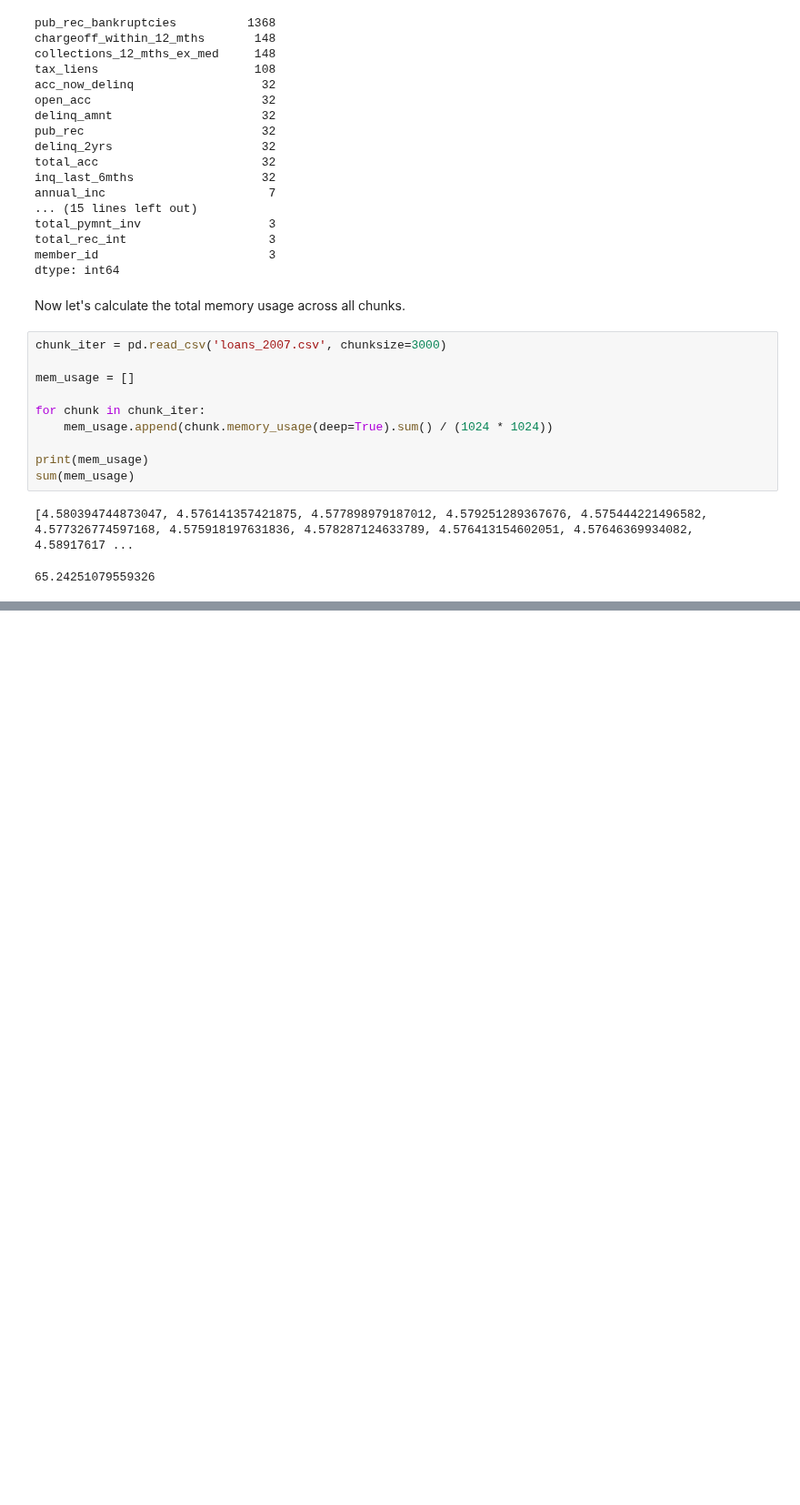
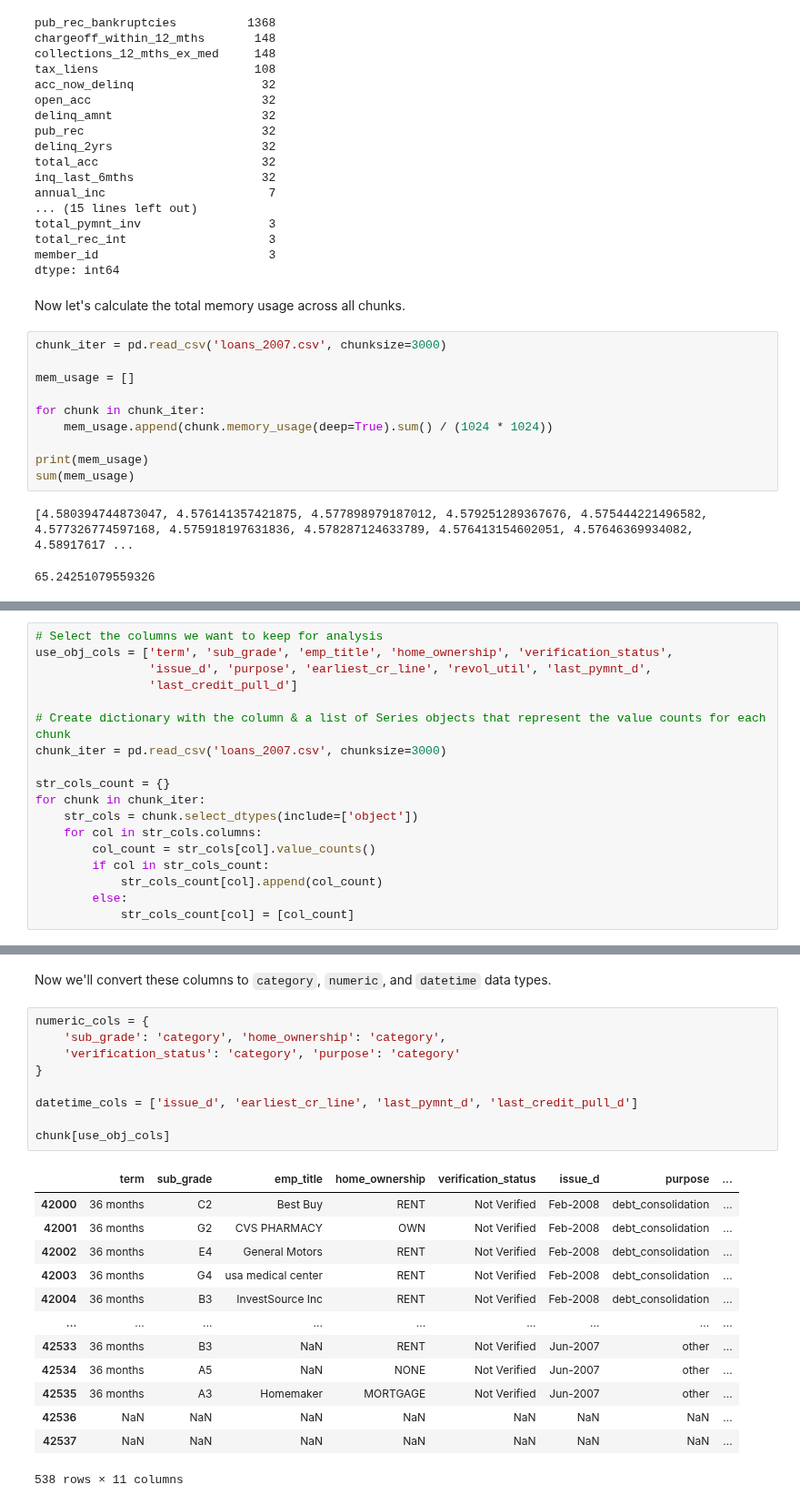
Before and after one commit to branBeckett/data-science-projects, a Jupyter notebook: optimizing-dataframes/optimizing-dataframes.ipynb, the cells around one changed output, grey strips where cells are left out. Shown at 91% size. Cells and saved outputs as stored; diff of their text form; blank space fills up the shorter version.

```diff
--- a/optimizing-dataframes/optimizing-dataframes.ipynb
+++ b/optimizing-dataframes/optimizing-dataframes.ipynb
@@ -218,0 +222,18 @@ Based on your conclusions, perform the necessary type changes across all chunks.
+# %%
+# Select the columns we want to keep for analysis
+use_obj_cols = ['term', 'sub_grade', 'emp_title', 'home_ownership', 'verification_status',
+                'issue_d', 'purpose', 'earliest_cr_line', 'revol_util', 'last_pymnt_d',
+                'last_credit_pull_d']
+
+# Create dictionary with the column & a list of Series objects that represent the value counts for each chunk
+chunk_iter = pd.read_csv('loans_2007.csv', chunksize=3000)
+
+str_cols_count = {}
+for chunk in chunk_iter:
+    str_cols = chunk.select_dtypes(include=['object'])
+    for col in str_cols.columns:
+        col_count = str_cols[col].value_counts()
+        if col in str_cols_count:
+            str_cols_count[col].append(col_count)
+        else:
+            str_cols_count[col] = [col_count]
@@ -218,0 +272,25 @@ Based on your conclusions, perform the necessary type changes across all chunks.
+# %% [markdown]
+Now we'll convert these columns to `category`, `numeric`, and `datetime` data types.
+# %%
+numeric_cols = {
+    'sub_grade': 'category', 'home_ownership': 'category',
+    'verification_status': 'category', 'purpose': 'category'
+}
+
+datetime_cols = ['issue_d', 'earliest_cr_line', 'last_pymnt_d', 'last_credit_pull_d']
+
+chunk[use_obj_cols]
+# %% [output]
+|  | term | sub_grade | emp_title | home_ownership | verification_status | issue_d | purpose | ... |
+| 42000 | 36 months | C2 | Best Buy | RENT | Not Verified | Feb-2008 | debt_consolidation | ... |
+| 42001 | 36 months | G2 | CVS PHARMACY | OWN | Not Verified | Feb-2008 | debt_consolidation | ... |
+| 42002 | 36 months | E4 | General Motors | RENT | Not Verified | Feb-2008 | debt_consolidation | ... |
+| 42003 | 36 months | G4 | usa medical center | RENT | Not Verified | Feb-2008 | debt_consolidation | ... |
+| 42004 | 36 months | B3 | InvestSource Inc | RENT | Not Verified | Feb-2008 | debt_consolidation | ... |
+| ... | ... | ... | ... | ... | ... | ... | ... | ... |
+| 42533 | 36 months | B3 | NaN | RENT | Not Verified | Jun-2007 | other | ... |
+| 42534 | 36 months | A5 | NaN | NONE | Not Verified | Jun-2007 | other | ... |
+| 42535 | 36 months | A3 | Homemaker | MORTGAGE | Not Verified | Jun-2007 | other | ... |
+| 42536 | NaN | NaN | NaN | NaN | NaN | NaN | NaN | ... |
+| 42537 | NaN | NaN | NaN | NaN | NaN | NaN | NaN | ... |
+538 rows × 11 columns
```
Also changed, not shown: parts of 11 cells of this notebook.
